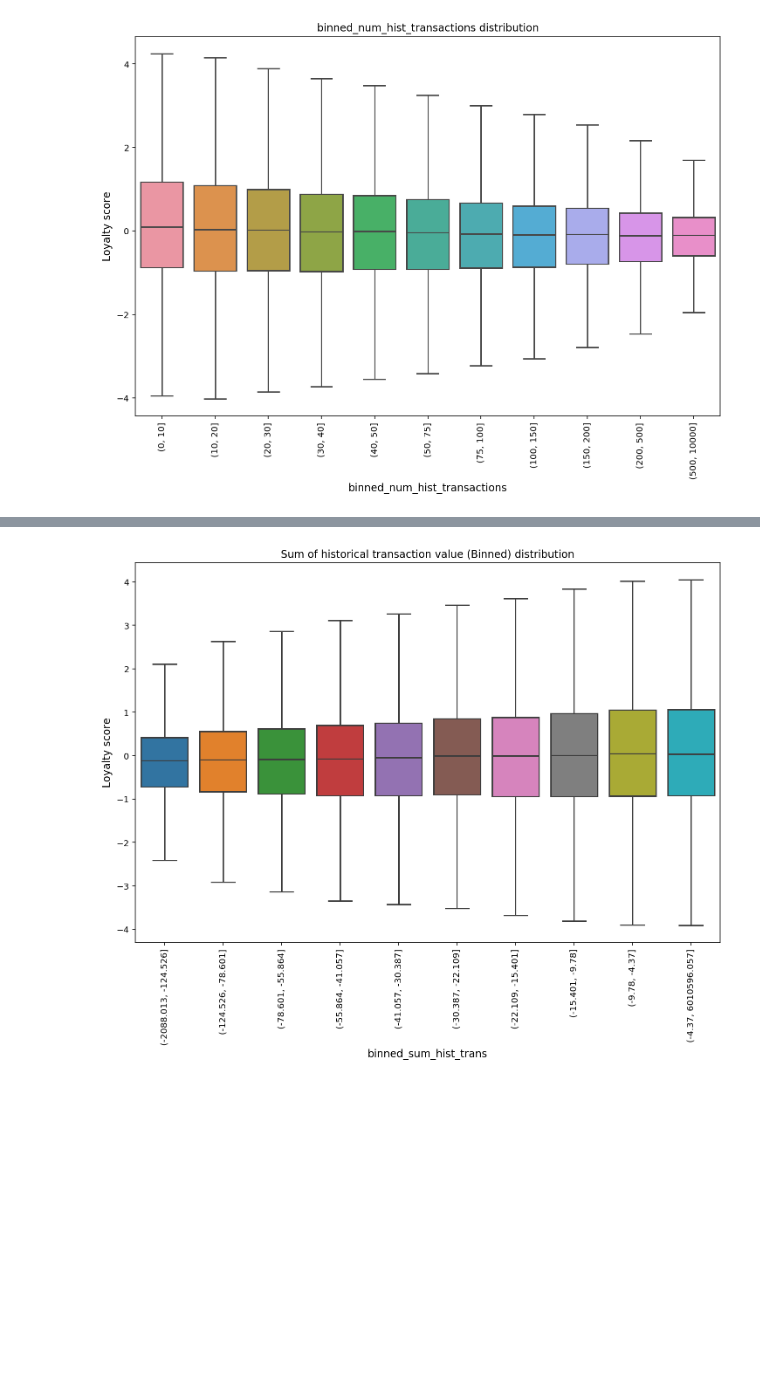
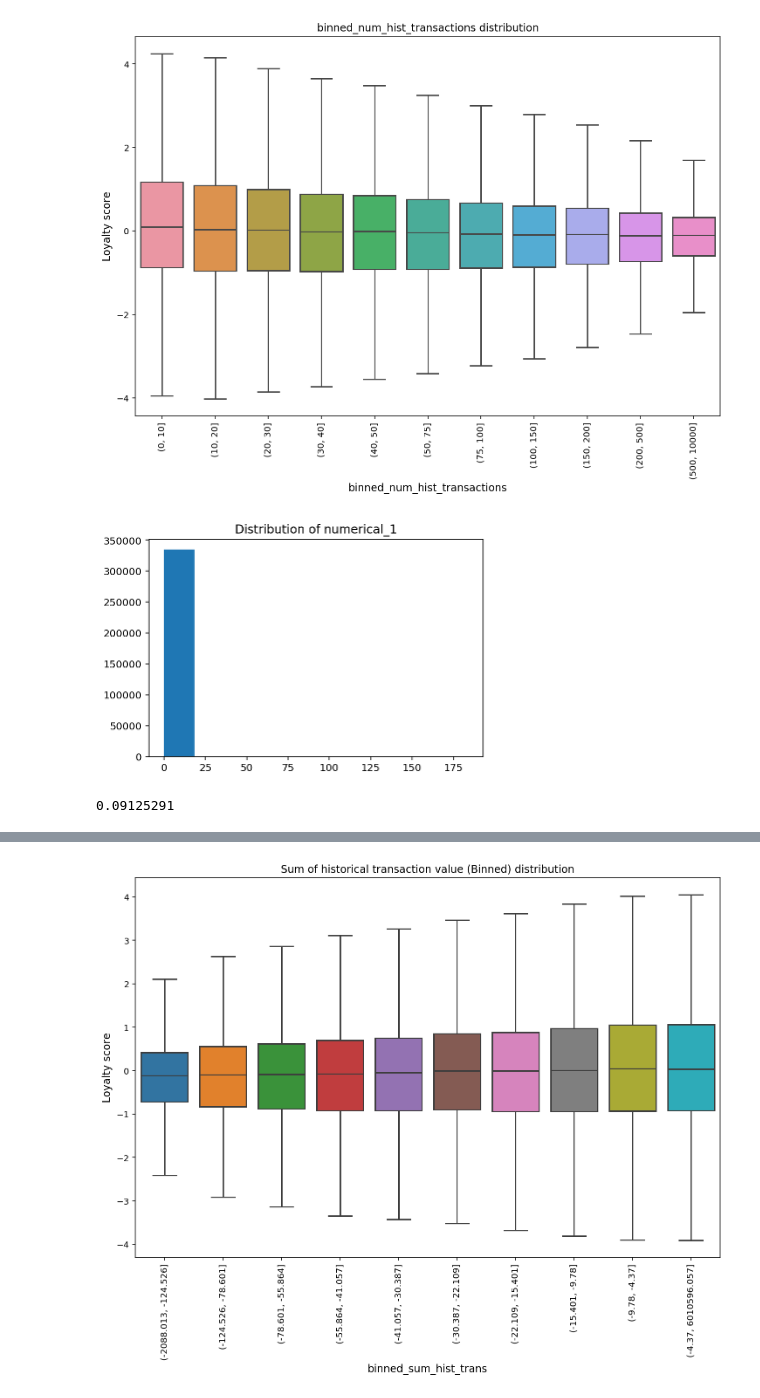
Before and after one commit to mkhoin/Play-Kaggle, a Jupyter notebook: Elo-Merchant-Category-Recommendation/notebooks/01.EDA.ipynb, the cells around one changed output, grey strips where cells are left out. Cells and saved outputs as stored; diff of their text form; code cells hidden in the pictures; blank space fills up the shorter version.

```diff
--- a/Elo-Merchant-Category-Recommendation/notebooks/01.EDA.ipynb
+++ b/Elo-Merchant-Category-Recommendation/notebooks/01.EDA.ipynb
@@ -28,7 +28,7 @@ def binarize(df):
 # %%
 histroical_transaction = pd.read_csv("../data/historical_transactions.csv",
                              parse_dates=['purchase_date'])
-mercharts = pd.read_csv("../data/merchants.csv")
+merchants = pd.read_csv("../data/merchants.csv")
 new_transaction = pd.read_csv("../data/new_merchant_transactions.csv",
                               parse_dates=['purchase_date'])
 # %%
@@ -234,3 +262,12 @@ plt.title("binned_num_hist_transactions distribution")
 plt.show()
 # %% [output]
 [figure]
+# %%
+plt.hist(merchants['numerical_1']);
+plt.title('Distribution of numerical_1');
+# %% [output]
+[figure, added]
+# %%
+np.percentile(merchants['numerical_1'], 95)
+# %% [output]
+0.09125291
```
Also changed, not shown: parts of 27 cells of this notebook, 3 other files.
